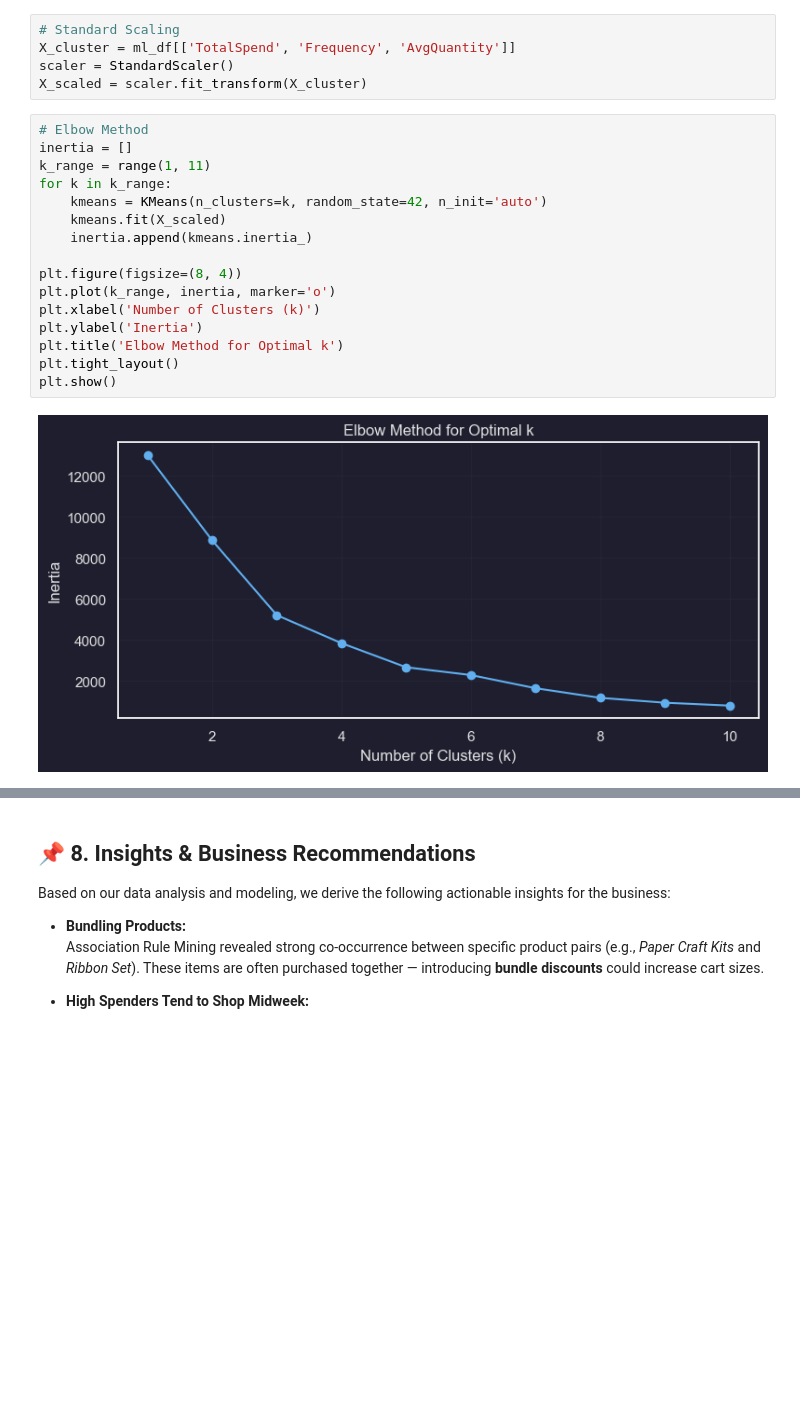
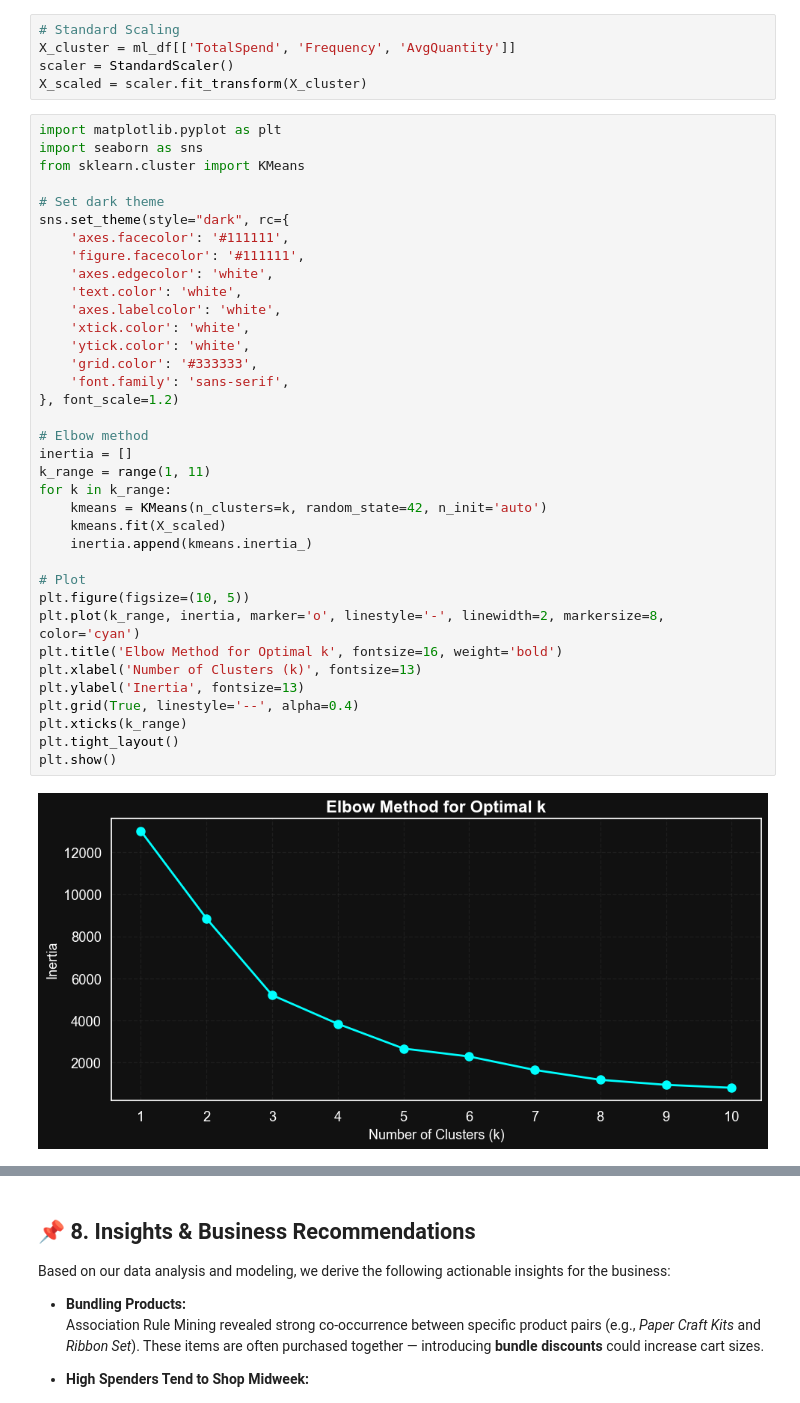
Before and after one commit to Rimocide/DataMiningProject, a Jupyter notebook: projectcode.ipynb, the cells around one changed output, grey strips where cells are left out. Cells and saved outputs as stored; diff of their text form; blank space fills up the shorter version.

```diff
--- a/projectcode.ipynb
+++ b/projectcode.ipynb
@@ -471,23 +725,43 @@ X_cluster = ml_df[['TotalSpend', 'Frequency', 'AvgQuantity']]
 scaler = StandardScaler()
 X_scaled = scaler.fit_transform(X_cluster)
 # %%
-# Elbow Method
+import matplotlib.pyplot as plt
+import seaborn as sns
+from sklearn.cluster import KMeans
+
+# Set dark theme
+sns.set_theme(style="dark", rc={
+    'axes.facecolor': '#111111',
+    'figure.facecolor': '#111111',
+    'axes.edgecolor': 'white',
+    'text.color': 'white',
+    'axes.labelcolor': 'white',
+    'xtick.color': 'white',
+    'ytick.color': 'white',
+    'grid.color': '#333333',
+    'font.family': 'sans-serif',
+}, font_scale=1.2)
+
+# Elbow method
 inertia = []
 k_range = range(1, 11)
 for k in k_range:
     kmeans = KMeans(n_clusters=k, random_state=42, n_init='auto')
     kmeans.fit(X_scaled)
     inertia.append(kmeans.inertia_)
 
-plt.figure(figsize=(8, 4))
-plt.plot(k_range, inertia, marker='o')
-plt.xlabel('Number of Clusters (k)')
-plt.ylabel('Inertia')
-plt.title('Elbow Method for Optimal k')
+# Plot
+plt.figure(figsize=(10, 5))
+plt.plot(k_range, inertia, marker='o', linestyle='-', linewidth=2, markersize=8, color='cyan')
+plt.title('Elbow Method for Optimal k', fontsize=16, weight='bold')
+plt.xlabel('Number of Clusters (k)', fontsize=13)
+plt.ylabel('Inertia', fontsize=13)
+plt.grid(True, linestyle='--', alpha=0.4)
+plt.xticks(k_range)
 plt.tight_layout()
 plt.show()
 # %% [output]
-[figure, old version]
+[figure, new version]
 # %%
 # Fit KMeans
 optimal_k =  3
```
Also changed, not shown: parts of 23 cells of this notebook, 2 other files.
